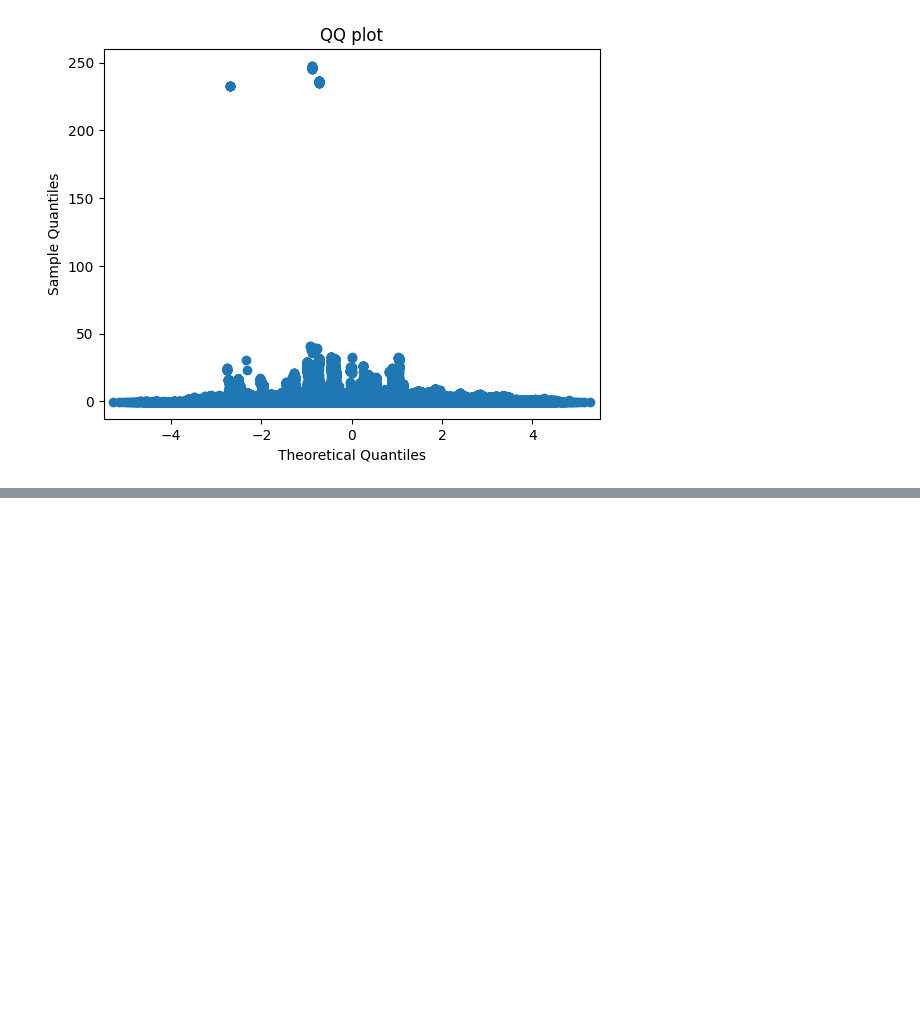
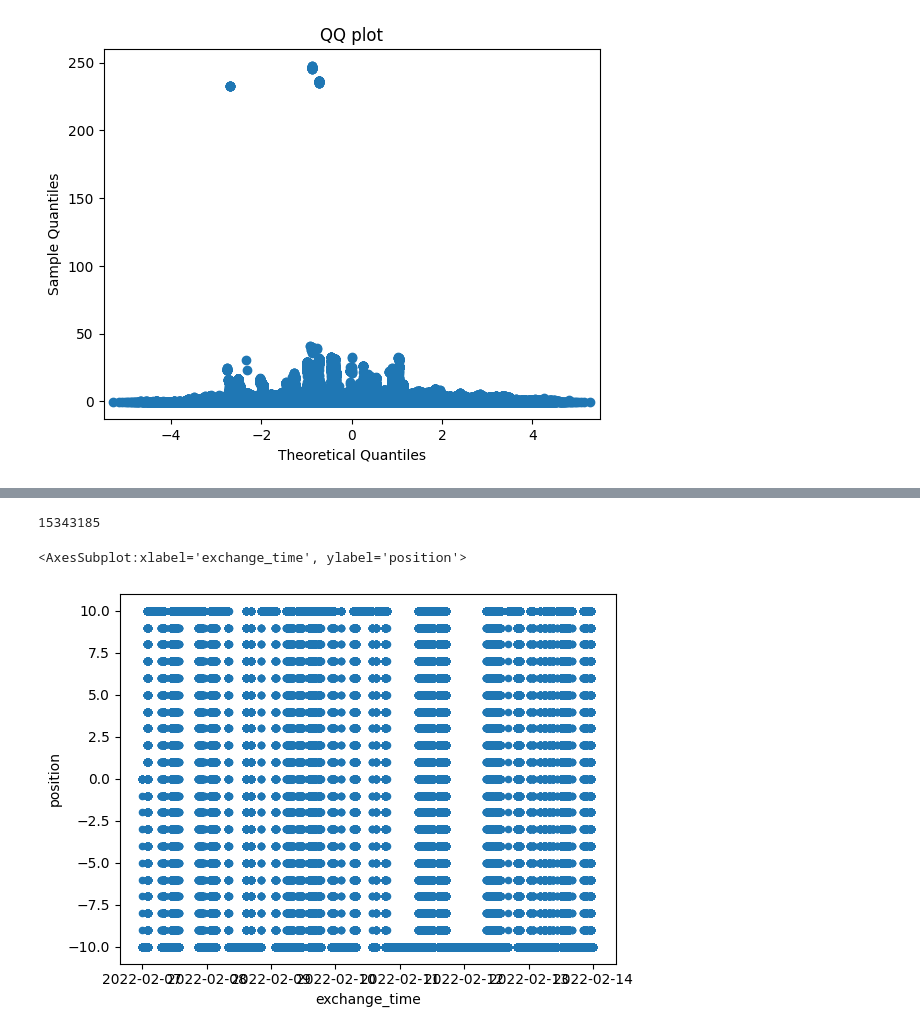
Before and after one commit to varsey/py-sql-test-case, a Jupyter notebook: main.ipynb, the cells around one changed output, grey strips where cells are left out. Cells and saved outputs as stored; diff of their text form; code cells hidden in the pictures; blank space fills up the shorter version.

Commit message:
feat - EMA and position calculation

```diff
--- a/main.ipynb
+++ b/main.ipynb
@@ -122,0 +183,4 @@ plt.show()
+# %%
+exchange_data['EMA'] = ema_values
+# %%
+pos_values = [0]
@@ -122,0 +191,15 @@ plt.show()
+# %%
+%%time
+
+pos = 0
+for num in range(1, exchange_data.shape[0]):
+    if num <= 10000:
+        pos_values.append(pos)
+    else:
+        if averages [num] - ema_values[num] > 50 and pos_values[num-1] < 10:
+            pos += 1
+        elif averages [num] - ema_values[num] < 50 and pos_values[num-1] > -10:
+            pos += -1
+        else:
+            pos += 0
+        pos_values.append(pos)
@@ -122,0 +209,11 @@ plt.show()
+# %%
+len(pos_values)
+# %% [output]
+15343185
+# %%
+exchange_data['position'] = pos_values
+# %%
+exchange_data.plot.scatter(x='exchange_time', y='position')
+# %% [output]
+<AxesSubplot:xlabel='exchange_time', ylabel='position'>
+[figure, added]
```
Also changed, not shown: parts of 17 cells of this notebook.
